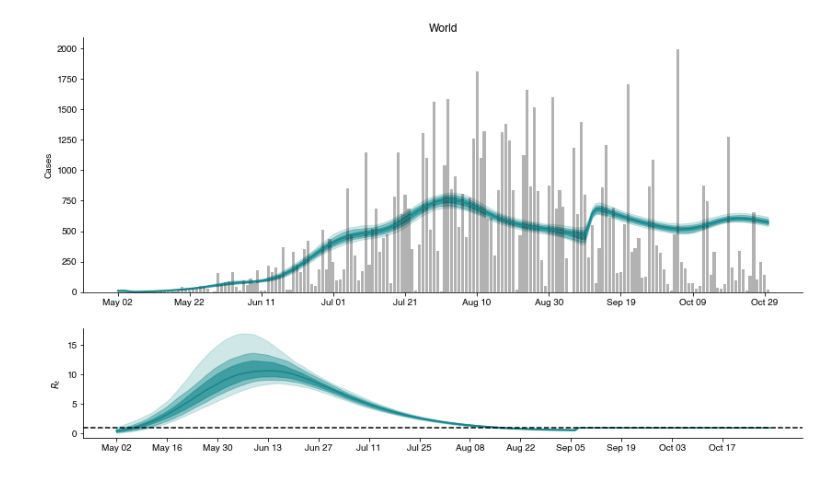
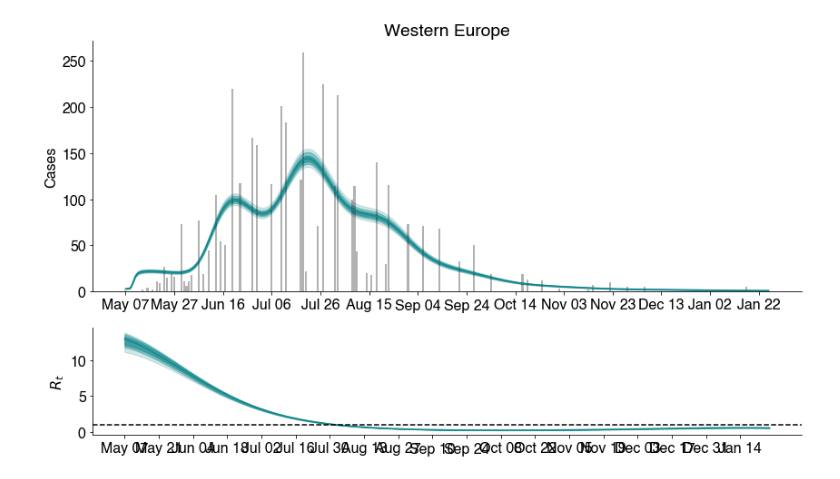
Before and after one commit to blab/mpox-dynamics, a Jupyter notebook: case-rt-analysis/estimates/monkeypox-renewal-analysis.ipynb, the cells around one changed output. Saved outputs shown, nothing was run; the diff lists cells and outputs as text; code cells hidden in the pictures.

Commit message:
adding in a lot of work on figures

```diff
--- a/case-rt-analysis/estimates/monkeypox-renewal-analysis.ipynb
+++ b/case-rt-analysis/estimates/monkeypox-renewal-analysis.ipynb
@@ -22,0 +47,7 @@ raw_cases
+# %%
+raw_cases["region"] = np.nan
+raw_cases.region = raw_cases.location.map(region)
+raw_cases = raw_cases.dropna()
+# %%
+raw_cases = raw_cases.dropna()
+raw_cases.region.value_counts()
@@ -23,11 +61,11 @@ raw_cases
 # %%
-locations_to_run = raw_cases["location"].unique()
+locations_to_run = raw_cases["region"].unique()
 #locations_to_run = ["World", "United States"] # Comment out this line to run all locations
 # %%
 # Make case_data dictionary
 case_data = dict()
 for name in locations_to_run:
-    case_data[name] = ef.CaseCounts(raw_cases=raw_cases[raw_cases.location == name].copy())
+    case_data[name] = ef.CaseCounts(raw_cases=raw_cases[raw_cases.region == name].copy())
 # %%
 # Defining model
 seed_L = 40
@@ -150,10 +185,10 @@ def plot_cute_posterior(posterior, main_color="#FF00FF", title=""):
     ax.axhline(y=1.0, color="k", linestyle="--")
     return None
 # %%
-posterior = multiposterior["World"]
-plot_cute_posterior(posterior, main_color="#14888c", title="World")
+posterior = multiposterior["Western Europe"]
+plot_cute_posterior(posterior, main_color="#14888c", title="Western Europe")
 # %% [output]
-[figure, old version]
+[figure, new version]
 # %%
 def get_site(
     samples, data, ps, name, site, forecast=False
```
Also changed, not shown: parts of 9 cells of this notebook, 43 other files.
